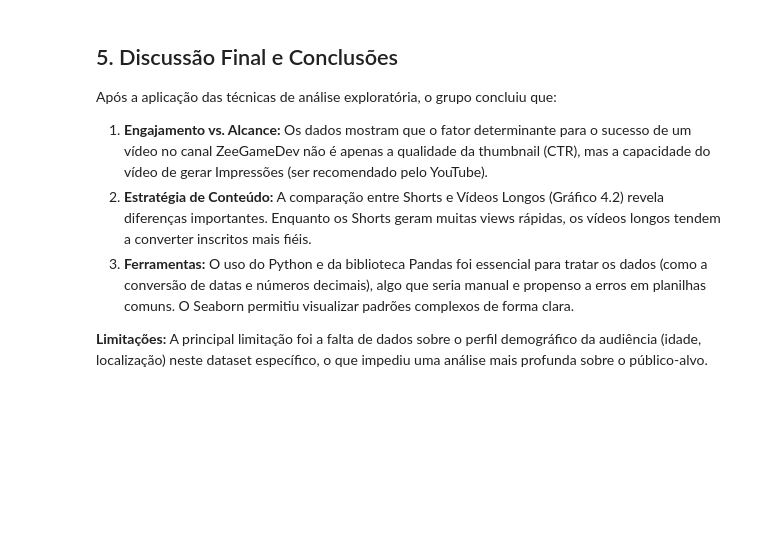
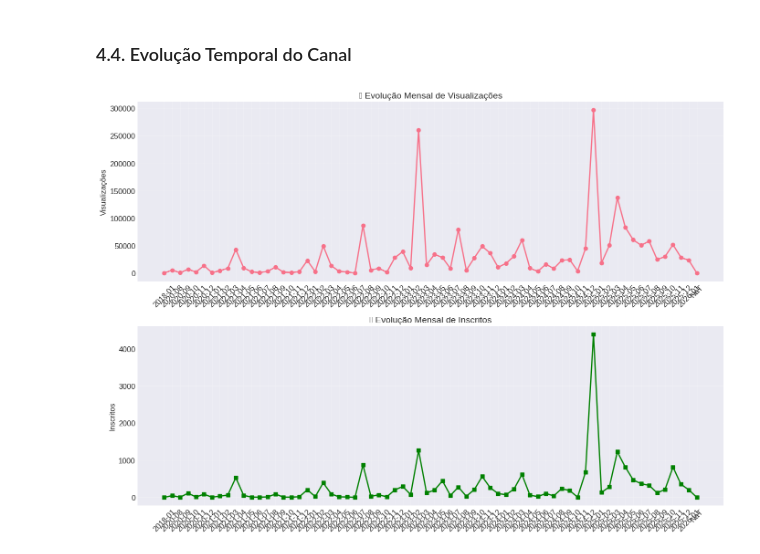
Before and after one commit to welson-rodrigues/Trabalho-final-Analise-de-Dados, a Jupyter notebook: analise_exploratoria.ipynb, the cells around one changed output. Saved outputs shown, nothing was run; the diff lists cells and outputs as text; code cells hidden in the pictures; blank space fills up the shorter version.

```diff
--- a/analise_exploratoria.ipynb
+++ b/analise_exploratoria.ipynb
@@ -281,11 +269,35 @@ Este gráfico mede a estabilidade do canal.
 # %% [markdown]
-## 5. Discussão Final e Conclusões
-
-Após a aplicação das técnicas de análise exploratória, o grupo concluiu que:
-
-1.  **Engajamento vs. Alcance:** Os dados mostram que o fator determinante para o sucesso de um vídeo no canal ZeeGameDev não é apenas a qualidade da thumbnail (CTR), mas a capacidade do vídeo de gerar Impressões (ser recomendado pelo YouTube).
-2.  **Estratégia de Conteúdo:** A comparação entre Shorts e Vídeos Longos (Gráfico 4.2) revela diferenças importantes. Enquanto os Shorts geram muitas views rápidas, os vídeos longos tendem a converter inscritos mais fiéis.
-3.  **Ferramentas:** O uso do Python e da biblioteca Pandas foi essencial para tratar os dados (como a conversão de datas e números decimais), algo que seria manual e propenso a erros em planilhas comuns. O Seaborn permitiu visualizar padrões complexos de forma clara.
-
-**Limitações:**
-A principal limitação foi a falta de dados sobre o perfil demográfico da audiência (idade, localização) neste dataset específico, o que impediu uma análise mais profunda sobre o público-alvo.
+### 4.4. Evolução Temporal do Canal
+# %%
+# 4.4. EVOLUÇÃO TEMPORAL
+# Agrupar por mês e ano
+df['Ano_Mes'] = df['Horário de publicação do vídeo'].dt.to_period('M').astype(str)
+evolucao_mensal = df.groupby('Ano_Mes').agg({
+    'Visualizações': 'sum',
+    'Inscritos': 'sum',
+    'Título do vídeo': 'count'
+}).reset_index()
+evolucao_mensal.columns = ['Ano_Mes', 'Visualizações_Totais', 'Inscritos_Totais', 'Qtd_Videos']
+
+fig, axes = plt.subplots(2, 1, figsize=(14, 10))
+
+# 1. Evolução de visualizações
+axes[0].plot(evolucao_mensal['Ano_Mes'], evolucao_mensal['Visualizações_Totais'],
+             marker='o', linewidth=2, markersize=6)
+axes[0].set_title('📈 Evolução Mensal de Visualizações', fontsize=14)
+axes[0].set_ylabel('Visualizações')
+axes[0].tick_params(axis='x', rotation=45)
+axes[0].grid(True, alpha=0.3)
+
+# 2. Evolução de inscritos
+axes[1].plot(evolucao_mensal['Ano_Mes'], evolucao_mensal['Inscritos_Totais'],
+             marker='s', color='green', linewidth=2, markersize=6)
+axes[1].set_title('📊 Evolução Mensal de Inscritos', fontsize=14)
+axes[1].set_ylabel('Inscritos')
+axes[1].tick_params(axis='x', rotation=45)
+axes[1].grid(True, alpha=0.3)
+
+plt.tight_layout()
+plt.show()
+# %% [output]
+[figure, added]
```
Also changed, not shown: parts of 26 cells of this notebook.
